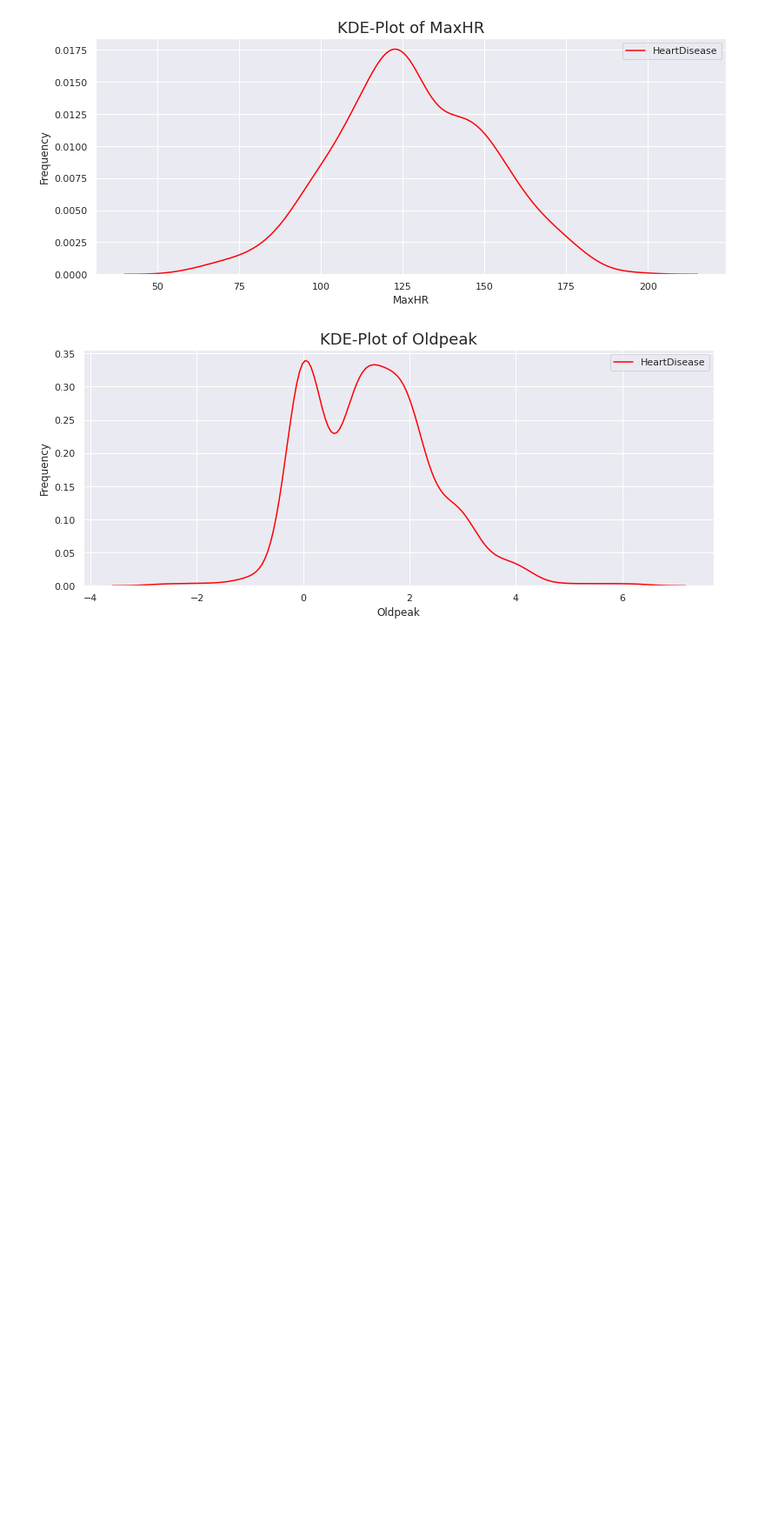
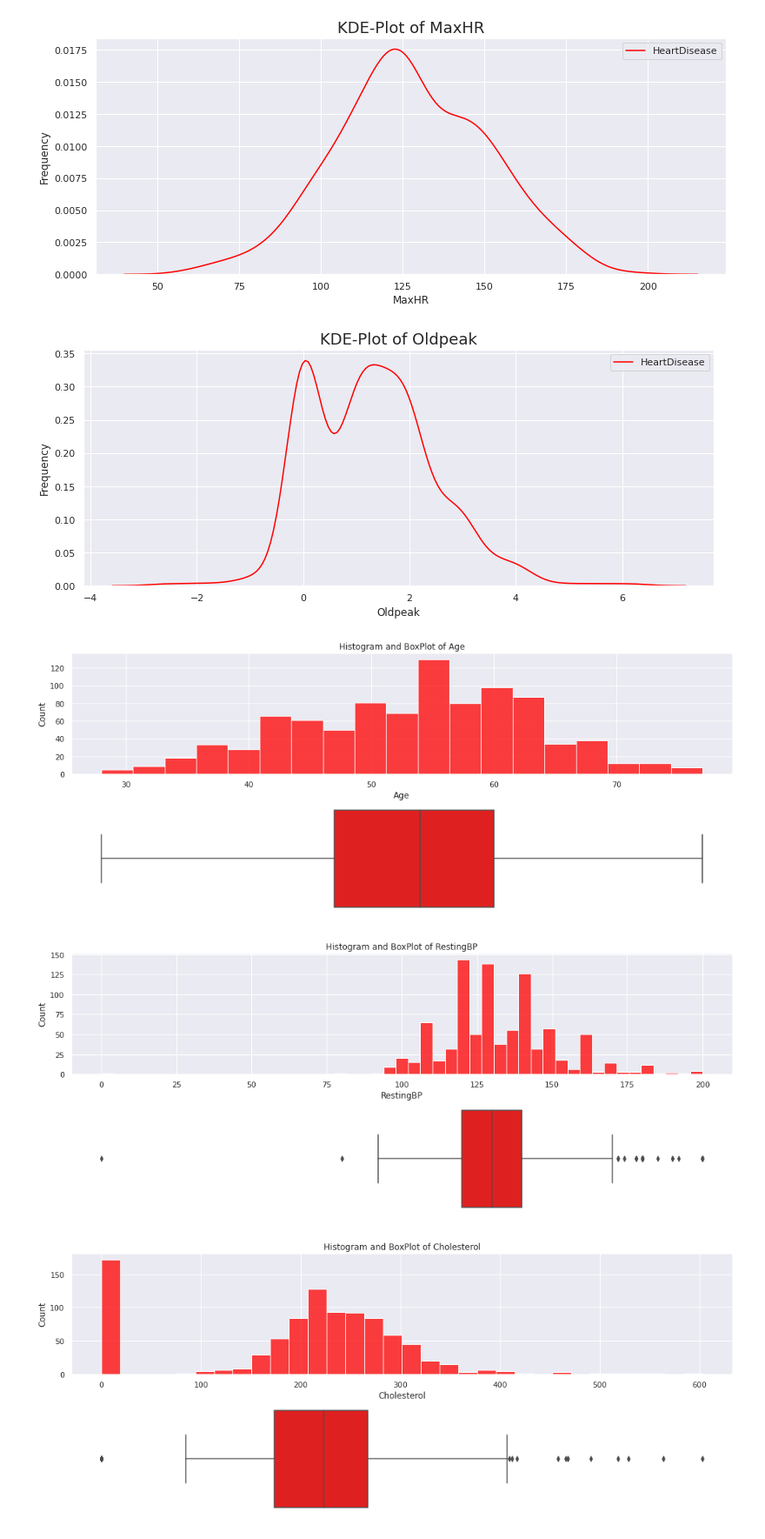
Before and after one commit to BrStefan/DataVis, a Jupyter notebook: DV_1.ipynb, the cells around one changed output. Shown at 87% size. Cells and saved outputs as stored; diff of their text form; code cells hidden in the pictures; blank space fills up the shorter version.

Commit message:
Added histogram and boxplot for numericals

```diff
--- a/DV_1.ipynb
+++ b/DV_1.ipynb
@@ -162,3 +163,23 @@ for column in numericals :
 [figure]
 [figure]
 [figure]
+# %%
+def histograms(column, title):
+
+    fig = plt.figure(figsize=(17, 7))
+    grid = GridSpec(nrows=2, ncols=1, figure=fig)
+
+    ax0 = fig.add_subplot(grid[0, :])
+    ax0.set_title(f'Histogram and BoxPlot of {title}')
+    sns.histplot(column, ax=ax0, color="red",multiple="stack")
+
+    ax1 = fig.add_subplot(grid[1, :])
+    plt.axis('off')
+    sns.boxplot(x=column, ax=ax1, color="red")
+# %%
+for col in numericals:
+    histograms(df[col], col)
+# %% [output]
+[figure, added]
+[figure, added]
+[figure, added]
```
Also changed, not shown: parts of 2 cells of this notebook.
